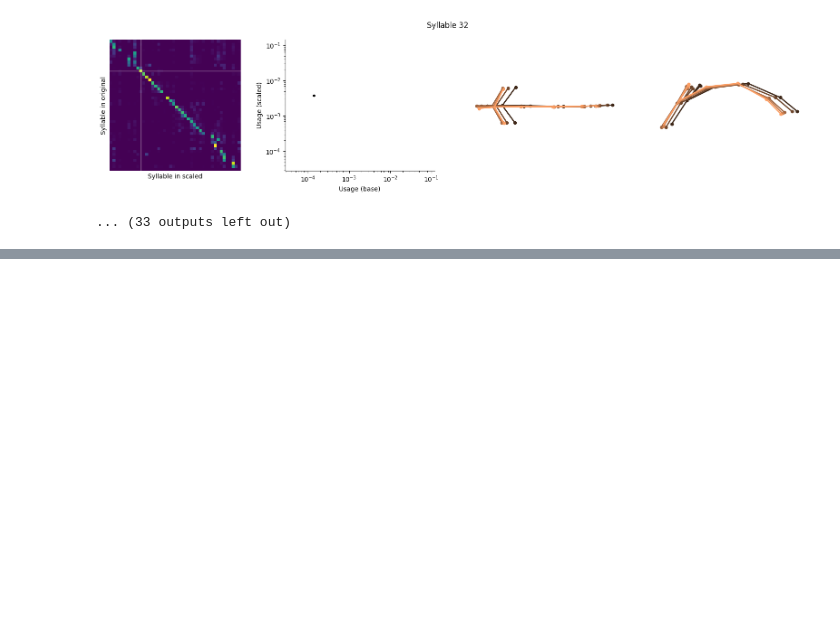
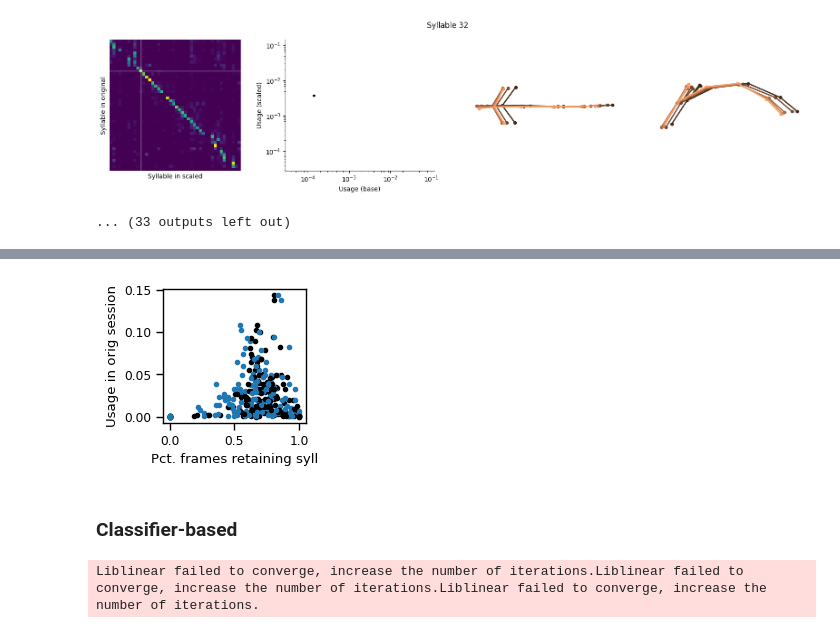
Before and after one commit to kaijfox/kpsn-moseq, a Jupyter notebook: notebooks/kpms_dilation_analysis.ipynb, the cells around one changed output, grey strips where cells are left out. Saved outputs shown, nothing was run; the diff lists cells and outputs as text; code cells hidden in the pictures; blank space fills up the shorter version.

```diff
--- a/notebooks/kpms_dilation_analysis.ipynb
+++ b/notebooks/kpms_dilation_analysis.ipynb
@@ -380,0 +534,52 @@ Reloading 'keypoint_moseq.util'.
+# %%
+from scipy import stats
+
+fig, ax = plt.subplots(1, 1, figsize = (2.3, 2.1))
+# fig, ax = plt.subplots(1, 2, figsize = (4.3, 2.1), sharey = True)
+ax = np.array([ax])
+
+for i in range(len(recs)):
+    ax[0].plot(reusage_reseed[i, used_mask[i]], pcts_main[f'{recs[i]}{ini_k}'][used_mask[i]], 'ko', ms = 3)
+    ax[0].plot(reusage_scale [i, used_mask[i]], pcts_main[f'{recs[i]}{ini_k}'][used_mask[i]], 'C0o', ms = 3)
+ax[0].set_ylabel("Usage in orig session")
+ax[0].set_xlabel("Pct. frames retaining syll")
+plt.tight_layout()
+fig.savefig(f"{plot_dir}/twoscale_syll_switch_usage.png", dpi=300)
+plt.show()
+# %% [output]
+[figure, added]
+# %% [markdown]
+### Classifier-based
+# %%
+all_counts = {**{f'scl:{k}': v for k, v in counts_main.items()},
+              **{f'dup:{k}': v for k, v in counts_dup.items()}}
+scl_X, scl_Y = lib.separability.count_dict_to_feats_labels(
+    all_counts, [
+    [f'scl:{r}{ini_k}' for r in recs],
+    [f'scl:{r}{alt_k}' for r in recs]])
+dup_X, dup_Y = lib.separability.count_dict_to_feats_labels(
+    all_counts, [
+    [f'scl:{r}{ini_k}' for r in recs],
+    [f'dup:{r}{ini_k}' for r in recs]])
+
+scl_ini_X, _ = lib.separability.count_dict_to_feats_labels(
+    all_counts, [[f'scl:{r}{ini_k}' for r in recs]])
+scl_alt_X, _  = lib.separability.count_dict_to_feats_labels(
+    all_counts, [[f'scl:{r}{alt_k}' for r in recs]])
+dup_ini_X, _  = lib.separability.count_dict_to_feats_labels(
+    all_counts, [[f'dup:{r}{ini_k}' for r in recs]])
+dup_alt_X, _  = lib.separability.count_dict_to_feats_labels(
+    all_counts, [[f'dup:{r}{alt_k}' for r in recs]])
+
+scl_X, scl_scaler = lib.separability.whiten(scl_X)
+dup_X, dup_scaler = lib.separability.whiten(dup_X)
+
+# scl_scores = lib.separability.svc_crossval_scores(scl_X, scl_Y)
+# dup_scores = lib.separability.svc_crossval_scores(dup_X, dup_Y)
+
+scl_pair_scores = lib.separability.svc_paired_diffs(scl_ini_X, scl_alt_X)
+dup_pair_scores = lib.separability.svc_paired_diffs(scl_ini_X, dup_ini_X)
+scd_pair_scores = lib.separability.svc_paired_diffs(dup_ini_X, dup_alt_X)
+dul_pair_scores = lib.separability.svc_paired_diffs(scl_alt_X, dup_alt_X)
+# %% [output]
+Liblinear failed to converge, increase the number of iterations.Liblinear failed to converge, increase the number of iterations.Liblinear failed to converge, increase the number of iterations.
```
Also changed, not shown: parts of 16 cells of this notebook, 18 other files.
